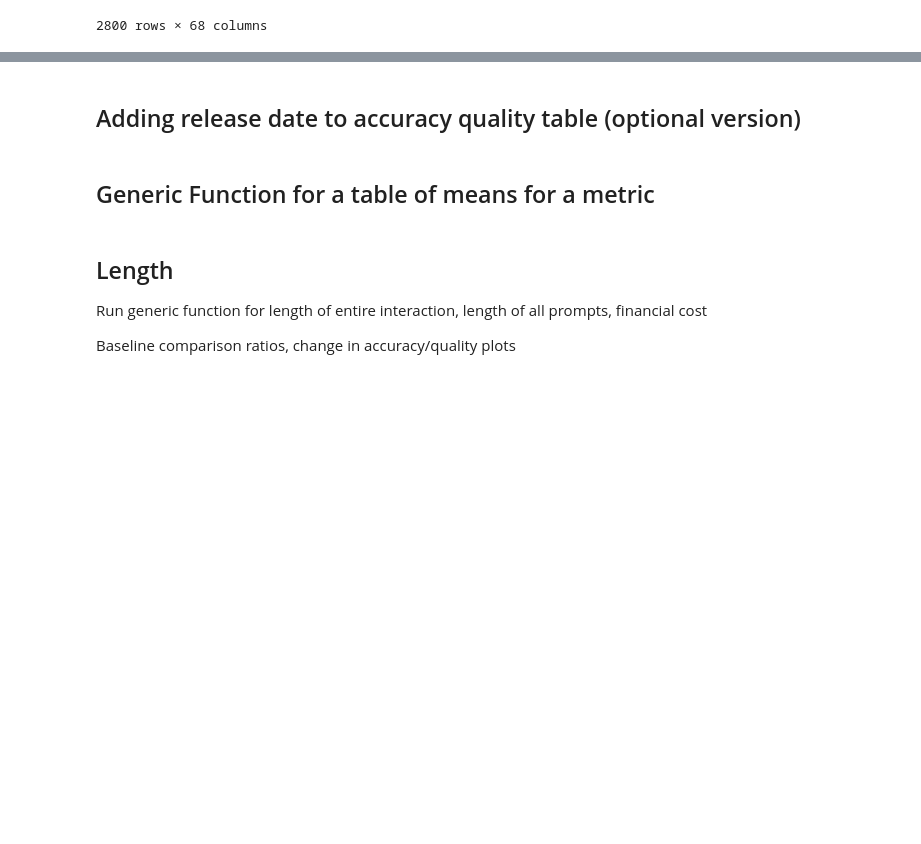
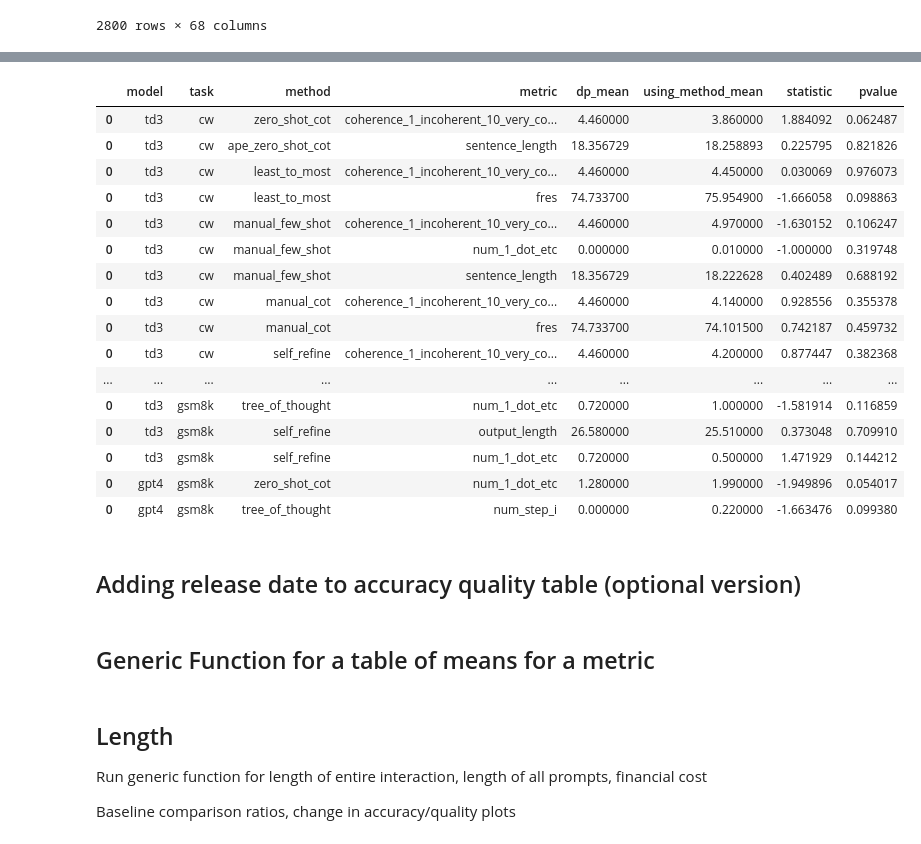
Before and after one commit to ijyliu/anlp23-project, a Jupyter notebook: Data/06 - Analyze Metrics and Conduct Inference.ipynb, the cells around one changed output, grey strips where cells are left out. Saved outputs shown, nothing was run; the diff lists cells and outputs as text; code cells hidden in the pictures; blank space fills up the shorter version.

```diff
--- a/Data/06 - Analyze Metrics and Conduct Inference.ipynb
+++ b/Data/06 - Analyze Metrics and Conduct Inference.ipynb
@@ -343,0 +386,21 @@ direct_prompting_comparison.to_excel('direct_prompting_comparison.xlsx', index=F
+# %%
+# Rows that are not significant at p < 0.05
+t_test_results[t_test_results['pvalue'] >= 0.05]
+# %% [output]
+|  | model | task | method | metric | dp_mean | using_method_mean | statistic | pvalue |
+| 0 | td3 | cw | zero_shot_cot | coherence_1_incoherent_10_very_co... | 4.460000 | 3.860000 | 1.884092 | 0.062487 |
+| 0 | td3 | cw | ape_zero_shot_cot | sentence_length | 18.356729 | 18.258893 | 0.225795 | 0.821826 |
+| 0 | td3 | cw | least_to_most | coherence_1_incoherent_10_very_co... | 4.460000 | 4.450000 | 0.030069 | 0.976073 |
+| 0 | td3 | cw | least_to_most | fres | 74.733700 | 75.954900 | -1.666058 | 0.098863 |
+| 0 | td3 | cw | manual_few_shot | coherence_1_incoherent_10_very_co... | 4.460000 | 4.970000 | -1.630152 | 0.106247 |
+| 0 | td3 | cw | manual_few_shot | num_1_dot_etc | 0.000000 | 0.010000 | -1.000000 | 0.319748 |
+| 0 | td3 | cw | manual_few_shot | sentence_length | 18.356729 | 18.222628 | 0.402489 | 0.688192 |
+| 0 | td3 | cw | manual_cot | coherence_1_incoherent_10_very_co... | 4.460000 | 4.140000 | 0.928556 | 0.355378 |
+| 0 | td3 | cw | manual_cot | fres | 74.733700 | 74.101500 | 0.742187 | 0.459732 |
+| 0 | td3 | cw | self_refine | coherence_1_incoherent_10_very_co... | 4.460000 | 4.200000 | 0.877447 | 0.382368 |
+| ... | ... | ... | ... | ... | ... | ... | ... | ... |
+| 0 | td3 | gsm8k | tree_of_thought | num_1_dot_etc | 0.720000 | 1.000000 | -1.581914 | 0.116859 |
+| 0 | td3 | gsm8k | self_refine | output_length | 26.580000 | 25.510000 | 0.373048 | 0.709910 |
+| 0 | td3 | gsm8k | self_refine | num_1_dot_etc | 0.720000 | 0.500000 | 1.471929 | 0.144212 |
+| 0 | gpt4 | gsm8k | zero_shot_cot | num_1_dot_etc | 1.280000 | 1.990000 | -1.949896 | 0.054017 |
+| 0 | gpt4 | gsm8k | tree_of_thought | num_step_i | 0.000000 | 0.220000 | -1.663476 | 0.099380 |
```
Also changed, not shown: parts of 8 cells of this notebook, 6 other files.
